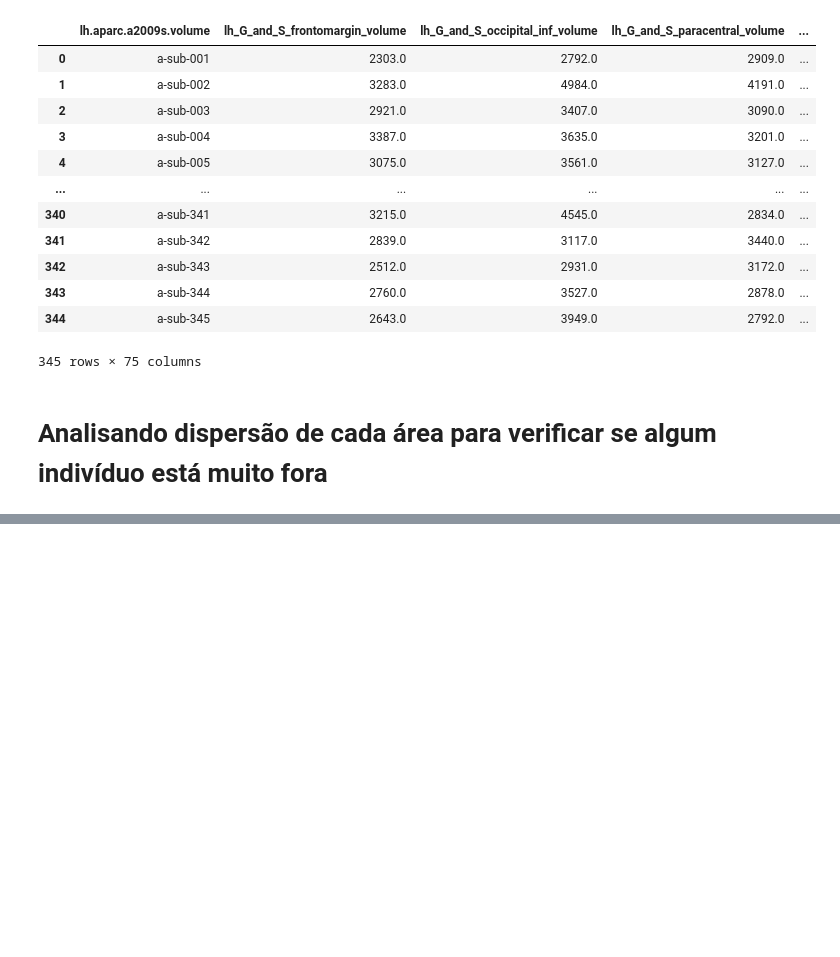
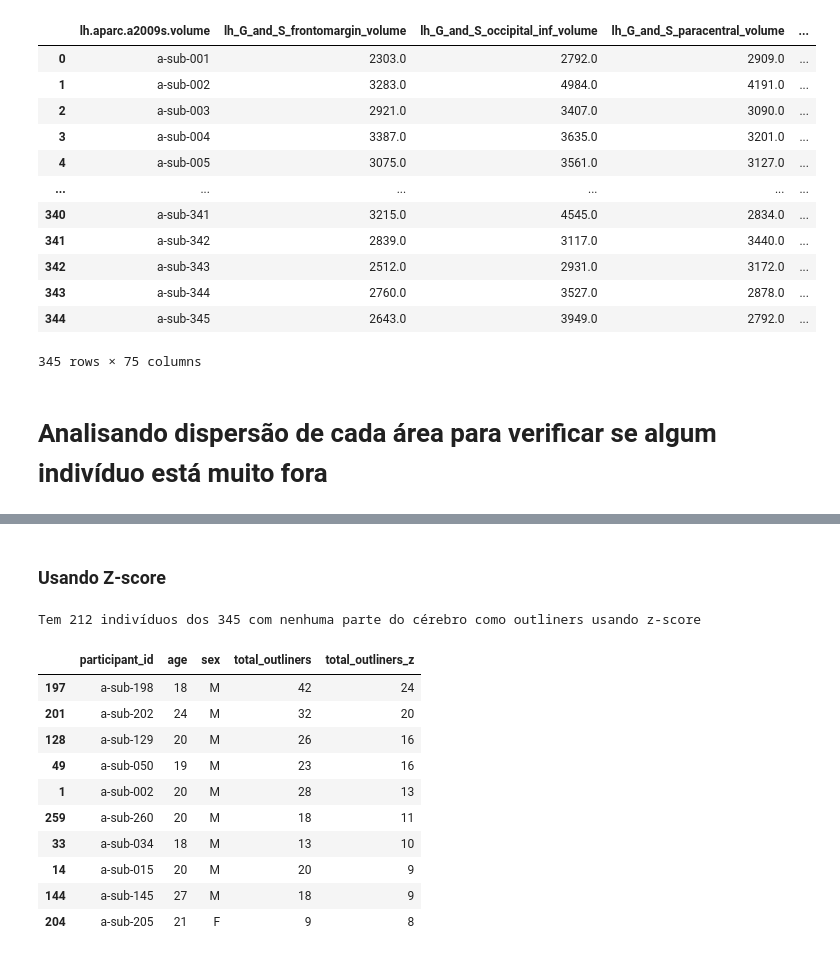
Before and after one commit to erikohara/tcc_eniac, a Jupyter notebook: MachineLearningMultipleIntelligence.ipynb, the cells around one changed output, grey strips where cells are left out. Cells and saved outputs as stored; diff of their text form; code cells hidden in the pictures; blank space fills up the shorter version.

```diff
--- a/MachineLearningMultipleIntelligence.ipynb
+++ b/MachineLearningMultipleIntelligence.ipynb
@@ -147,0 +148,12 @@ seg5.boxplot(df_seg['BrainSegVol'])
+# %%
+def conta_outliners(dataframe):
+  Q1 = dataframe.quantile(0.25)
+  Q3 = dataframe.quantile(0.75)
+  IQR = Q3 - Q1
+  menores = dataframe.iloc[: , 1:] < (Q1 - 1.5 * IQR)
+  maiores = dataframe.iloc[: , 1:] > (Q3 + 1.5 * IQR)
+  outlines = pd.DataFrame(menores.values | maiores.values, columns=dataframe.iloc[: , 1:].columns, index=dataframe.iloc[: , 1:].index)
+  return outlines.sum(axis=1)
+# %%
+total_outliners = conta_outliners(df_seg) + conta_outliners(df_rh_parc) + conta_outliners(df_lh_parc)
+df_participants['total_outliners'] = total_outliners
@@ -147,0 +178,2 @@ seg5.boxplot(df_seg['BrainSegVol'])
+# %% [markdown]
+### Usando Z-score
@@ -147,0 +183,30 @@ seg5.boxplot(df_seg['BrainSegVol'])
+# %%
+def conta_outliners_z(dataframe):
+  z = np.abs(stats.zscore(dataframe.iloc[: , 1:]))
+  out_z = np.where(z>3)
+  numeros_out = [0] * 345
+  for index, value in enumerate(numeros_out):
+    numeros_out[index] += len(np.where(out_z[0] == index)[0])
+  return numeros_out
+# %%
+
+total_outliners_z = np.array([conta_outliners_z(df_seg), conta_outliners_z(df_rh_parc), conta_outliners_z(df_lh_parc)]).sum(axis=0)
+df_participants['total_outliners_z'] = total_outliners_z
+# %%
+print("Tem {} indivíduos dos 345 com nenhuma parte do cérebro como outliners usando z-score ".format(len(df_participants[df_participants['total_outliners_z'] == 0])))
+# %% [output]
+Tem 212 indivíduos dos 345 com nenhuma parte do cérebro como outliners usando z-score
+# %%
+df_participants.sort_values('total_outliners_z', ascending=False).head(10)
+# %% [output]
+|  | participant_id | age | sex | total_outliners | total_outliners_z |
+| 197 | a-sub-198 | 18 | M | 42 | 24 |
+| 201 | a-sub-202 | 24 | M | 32 | 20 |
+| 128 | a-sub-129 | 20 | M | 26 | 16 |
+| 49 | a-sub-050 | 19 | M | 23 | 16 |
+| 1 | a-sub-002 | 20 | M | 28 | 13 |
+| 259 | a-sub-260 | 20 | M | 18 | 11 |
+| 33 | a-sub-034 | 18 | M | 13 | 10 |
+| 14 | a-sub-015 | 20 | M | 20 | 9 |
+| 144 | a-sub-145 | 27 | M | 18 | 9 |
+| 204 | a-sub-205 | 21 | F | 9 | 8 |
```
Also changed, not shown: parts of 6 cells of this notebook.
